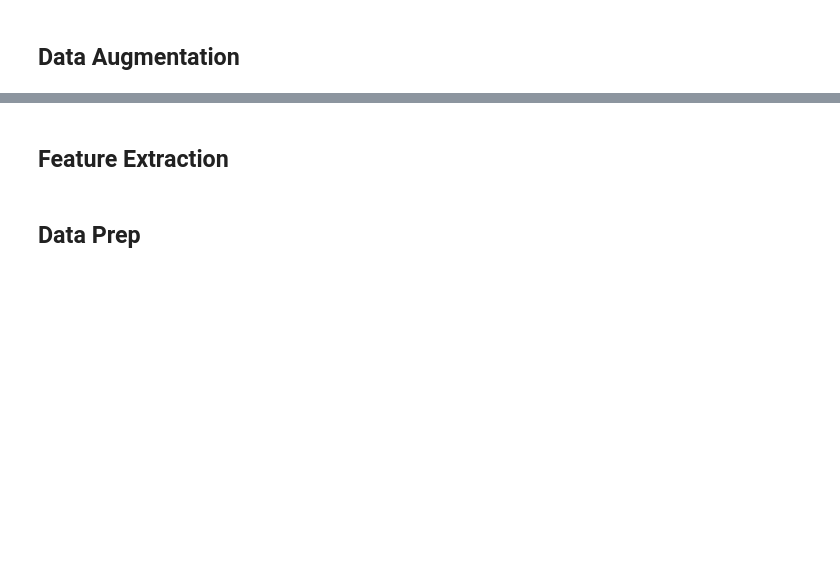
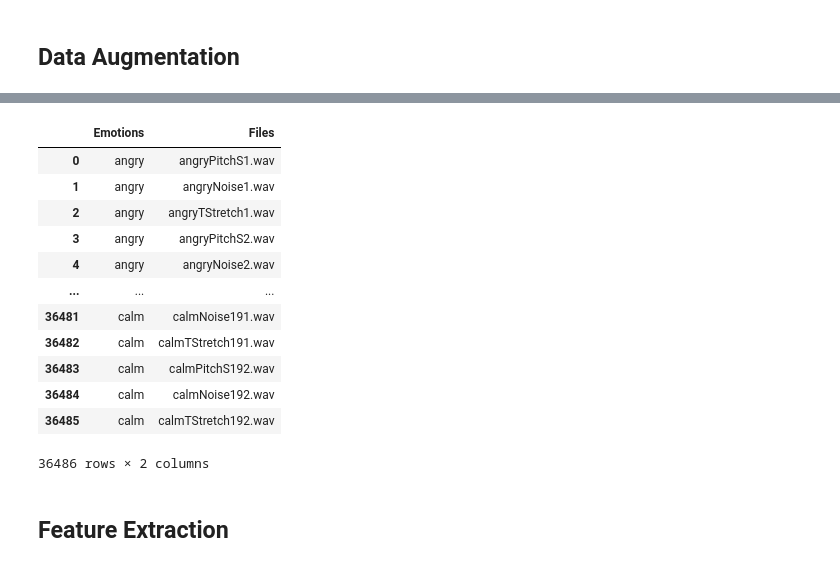
Before and after one commit to madhaviit/IITISOC-23-AI-ML-15-Speech-Emotion-Detection, a Jupyter notebook: speech-emotion-detection.ipynb, the cells around one changed output, grey strips where cells are left out. Cells and saved outputs as stored; diff of their text form; code cells hidden in the pictures; blank space fills up the shorter version.

```diff
--- a/speech-emotion-detection.ipynb
+++ b/speech-emotion-detection.ipynb
@@ -254,0 +258,4 @@ Audio(create_wave_spect('disgust'))
+# %%
+path = np.array(df.Files[df.Emotions=="happy"])[1]
+audio, sr = librosa.load(path)
+Audio(path)
@@ -254,0 +278,15 @@ Audio(create_wave_spect('disgust'))
+# %%
+# Define the desired noise level range (as a fraction of the audio's peak amplitude)
+noise_level_range = (0.001, 0.004)
+
+# Generate a random noise level within the defined range
+noise_level = np.random.uniform(*noise_level_range)
+
+# Generate random noise with the same length as the audio
+noise = np.random.normal(0, noise_level, len(audio))
+
+# Add the random noise to the audio
+audio_with_random_noise = audio + noise
+
+sf.write("noise.wav",audio_with_random_noise,sr)
+Audio("noise.wav")
@@ -255,4 +321,61 @@ Audio(create_wave_spect('disgust'))
+# %%
+pitch_shift_range = 0.5
+pitch_shift_value = np.random.uniform(-pitch_shift_range, pitch_shift_range)
+
+noise_level_range = (0.001, 0.004)
+noise_level = np.random.uniform(*noise_level_range)
+
+time_stretch_range = (0.9, 1.1)
+time_stretch_factor = np.random.uniform(*time_stretch_range)
+
+
+emotionsNewNew=[]
+filesNewNew=[]
+
+emo=[]
+emo={"happy","surprise","neutral","disgust","fear","sad","calm","angry"}
+
+for emotion in emo:
+    for i in tqdm(range(df["Emotions"].value_counts()[emotion])):
+        path=np.array(df.Files[df.Emotions==emotion])[i]
+        audio, sr = librosa.load(path)
+
+        audio_pitch_shifted = librosa.effects.pitch_shift(audio,sr=sr, n_steps=pitch_shift_value)
+        namePitchShift=emotion+'PitchS'+str(i+1)+'.wav'
+        sf.write(namePitchShift, audio_pitch_shifted, sr)
+        filesNewNew.append(namePitchShift)
+        emotionsNewNew.append(emotion)
+
+        noise = np.random.normal(0, noise_level, len(audio))
+        audio_with_random_noise = audio + noise
+        nameNoise=emotion+"Noise"+str(i+1)+".wav"
+        sf.write(nameNoise,audio_with_random_noise,sr)
+        filesNewNew.append(nameNoise)
+        emotionsNewNew.append(emotion)
+
+        audio_time_stretched = librosa.effects.time_stretch(audio, rate=time_stretch_factor,)
+        nameTimeStretch=emotion+"TStretch"+str(i+1)+".wav"
+        sf.write(nameTimeStretch,audio_time_stretched,sr)
+        filesNewNew.append(nameTimeStretch)
+        emotionsNewNew.append(emotion)
+
+NewNew_Aug_df = pd.concat([pd.DataFrame(emotionsNewNew, columns=['Emotions']), pd.DataFrame(filesNewNew, columns=['Files'])], axis=1)
+
+
+NewNew_Aug_df
+# %% [output]
+|  | Emotions | Files |
+| 0 | angry | angryPitchS1.wav |
+| 1 | angry | angryNoise1.wav |
+| 2 | angry | angryTStretch1.wav |
+| 3 | angry | angryPitchS2.wav |
+| 4 | angry | angryNoise2.wav |
+| ... | ... | ... |
+| 36481 | calm | calmNoise191.wav |
+| 36482 | calm | calmTStretch191.wav |
+| 36483 | calm | calmPitchS192.wav |
+| 36484 | calm | calmNoise192.wav |
+| 36485 | calm | calmTStretch192.wav |
+36486 rows × 2 columns
 # %% [markdown]
 ## Feature Extraction
-# %% [markdown]
- ## Data Prep
```
Also changed, not shown: parts of 13 cells of this notebook.
